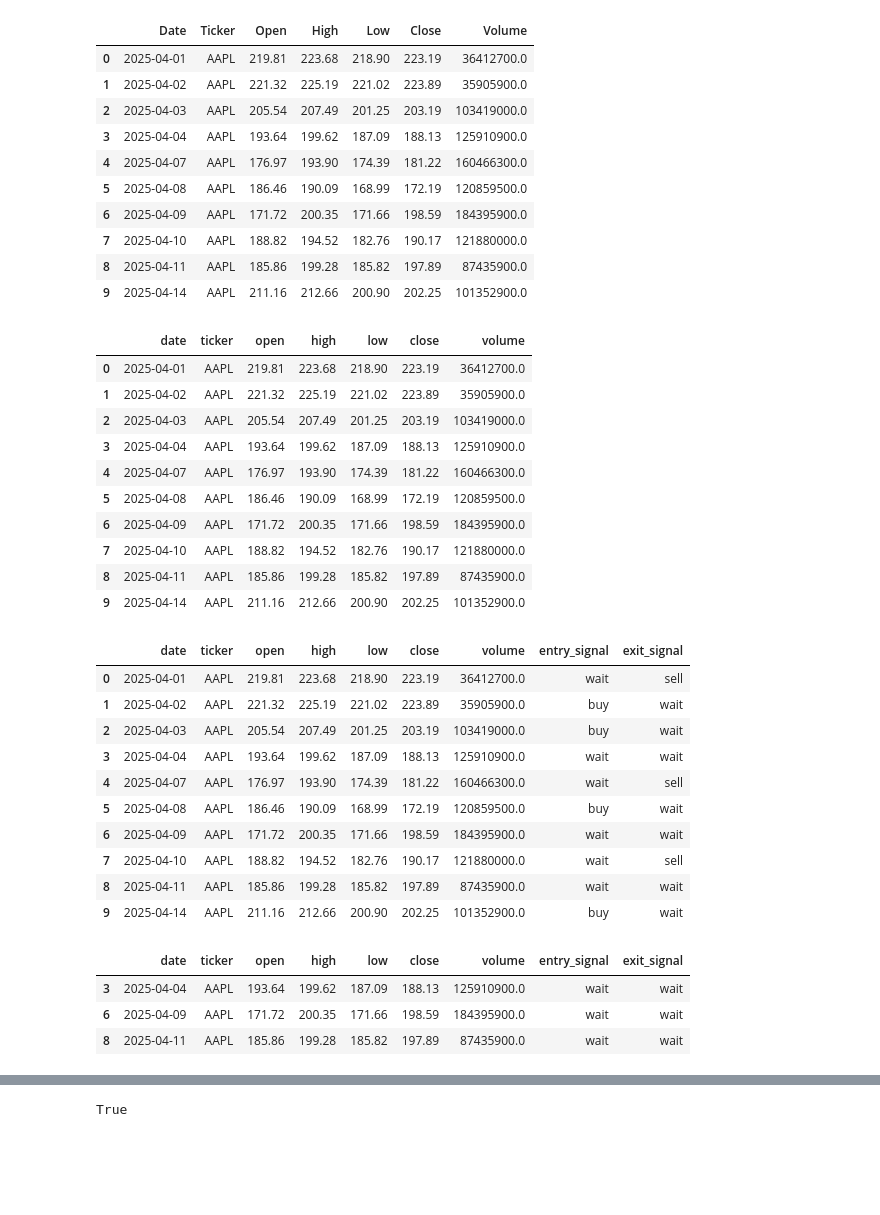
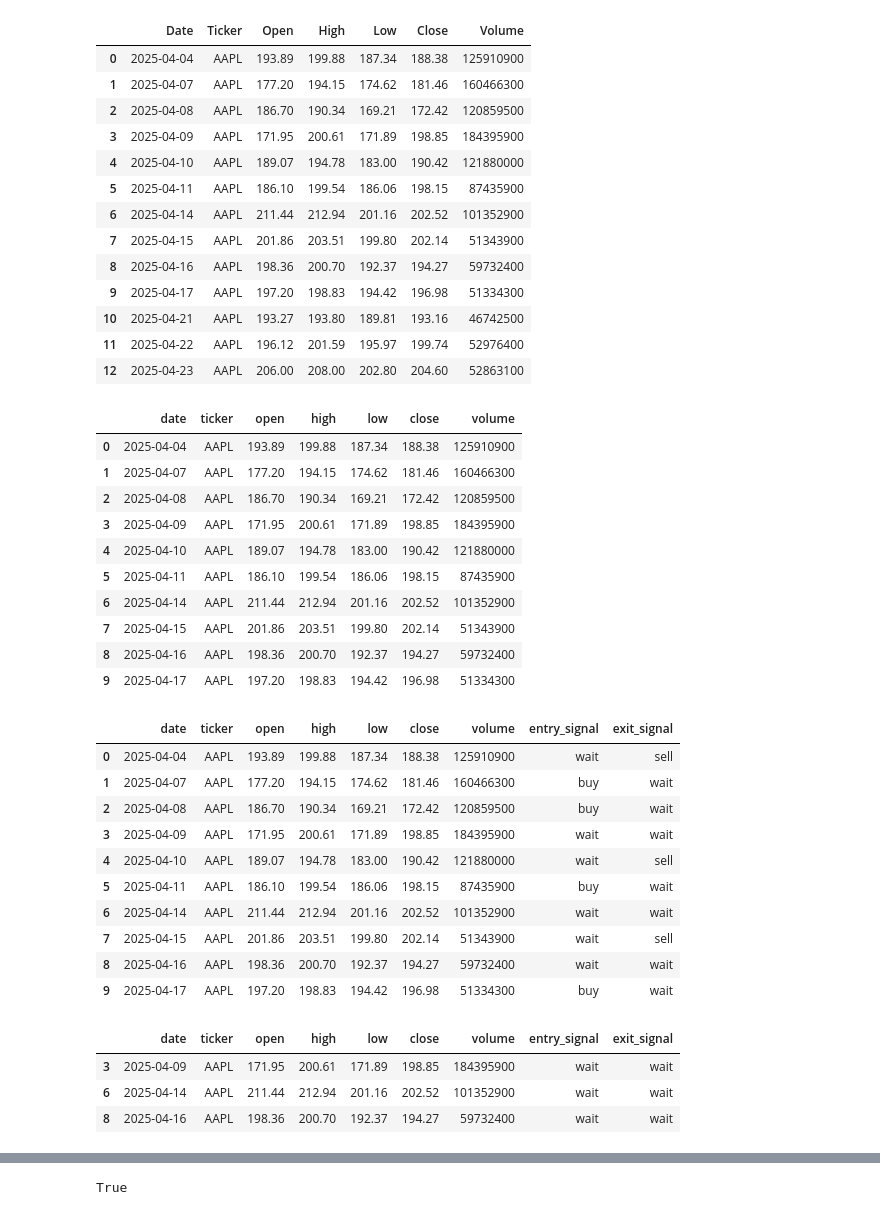
Before and after one commit to CKAbundant/strat_backtest, a Jupyter notebook: notebooks/gen_sample_csv.ipynb, the cells around one changed output, grey strips where cells are left out. Cells and saved outputs as stored; diff of their text form; code cells hidden in the pictures; blank space fills up the shorter version.

```diff
--- a/notebooks/gen_sample_csv.ipynb
+++ b/notebooks/gen_sample_csv.ipynb
@@ -48,33 +27,36 @@ df.loc["2025-03-01":, :]
 # %%
-df1 = df.loc["2025-04-01":, :].head(10).reset_index()
+df1 = df.loc["2025-04-04":, :].reset_index()
 df1
 # %% [output]
 |  | Date | Ticker | Open | High | Low | Close | Volume |
-| 0 | 2025-04-01 | AAPL | 219.81 | 223.68 | 218.90 | 223.19 | 36412700.0 |
-| 1 | 2025-04-02 | AAPL | 221.32 | 225.19 | 221.02 | 223.89 | 35905900.0 |
-| 2 | 2025-04-03 | AAPL | 205.54 | 207.49 | 201.25 | 203.19 | 103419000.0 |
-| 3 | 2025-04-04 | AAPL | 193.64 | 199.62 | 187.09 | 188.13 | 125910900.0 |
-| 4 | 2025-04-07 | AAPL | 176.97 | 193.90 | 174.39 | 181.22 | 160466300.0 |
-| 5 | 2025-04-08 | AAPL | 186.46 | 190.09 | 168.99 | 172.19 | 120859500.0 |
-| 6 | 2025-04-09 | AAPL | 171.72 | 200.35 | 171.66 | 198.59 | 184395900.0 |
-| 7 | 2025-04-10 | AAPL | 188.82 | 194.52 | 182.76 | 190.17 | 121880000.0 |
-| 8 | 2025-04-11 | AAPL | 185.86 | 199.28 | 185.82 | 197.89 | 87435900.0 |
-| 9 | 2025-04-14 | AAPL | 211.16 | 212.66 | 200.90 | 202.25 | 101352900.0 |
+| 0 | 2025-04-04 | AAPL | 193.89 | 199.88 | 187.34 | 188.38 | 125910900 |
+| 1 | 2025-04-07 | AAPL | 177.20 | 194.15 | 174.62 | 181.46 | 160466300 |
+| 2 | 2025-04-08 | AAPL | 186.70 | 190.34 | 169.21 | 172.42 | 120859500 |
+| 3 | 2025-04-09 | AAPL | 171.95 | 200.61 | 171.89 | 198.85 | 184395900 |
+| 4 | 2025-04-10 | AAPL | 189.07 | 194.78 | 183.00 | 190.42 | 121880000 |
+| 5 | 2025-04-11 | AAPL | 186.10 | 199.54 | 186.06 | 198.15 | 87435900 |
+| 6 | 2025-04-14 | AAPL | 211.44 | 212.94 | 201.16 | 202.52 | 101352900 |
+| 7 | 2025-04-15 | AAPL | 201.86 | 203.51 | 199.80 | 202.14 | 51343900 |
+| 8 | 2025-04-16 | AAPL | 198.36 | 200.70 | 192.37 | 194.27 | 59732400 |
+| 9 | 2025-04-17 | AAPL | 197.20 | 198.83 | 194.42 | 196.98 | 51334300 |
+| 10 | 2025-04-21 | AAPL | 193.27 | 193.80 | 189.81 | 193.16 | 46742500 |
+| 11 | 2025-04-22 | AAPL | 196.12 | 201.59 | 195.97 | 199.74 | 52976400 |
+| 12 | 2025-04-23 | AAPL | 206.00 | 208.00 | 202.80 | 204.60 | 52863100 |
 # %%
 df1.columns = [col.lower() for col in df1.columns]
 df1
 # %% [output]
 |  | date | ticker | open | high | low | close | volume |
-| 0 | 2025-04-01 | AAPL | 219.81 | 223.68 | 218.90 | 223.19 | 36412700.0 |
-| 1 | 2025-04-02 | AAPL | 221.32 | 225.19 | 221.02 | 223.89 | 35905900.0 |
-| 2 | 2025-04-03 | AAPL | 205.54 | 207.49 | 201.25 | 203.19 | 103419000.0 |
-| 3 | 2025-04-04 | AAPL | 193.64 | 199.62 | 187.09 | 188.13 | 125910900.0 |
-| 4 | 2025-04-07 | AAPL | 176.97 | 193.90 | 174.39 | 181.22 | 160466300.0 |
-| 5 | 2025-04-08 | AAPL | 186.46 | 190.09 | 168.99 | 172.19 | 120859500.0 |
-| 6 | 2025-04-09 | AAPL | 171.72 | 200.35 | 171.66 | 198.59 | 184395900.0 |
-| 7 | 2025-04-10 | AAPL | 188.82 | 194.52 | 182.76 | 190.17 | 121880000.0 |
-| 8 | 2025-04-11 | AAPL | 185.86 | 199.28 | 185.82 | 197.89 | 87435900.0 |
-| 9 | 2025-04-14 | AAPL | 211.16 | 212.66 | 200.90 | 202.25 | 101352900.0 |
+| 0 | 2025-04-04 | AAPL | 193.89 | 199.88 | 187.34 | 188.38 | 125910900 |
+| 1 | 2025-04-07 | AAPL | 177.20 | 194.15 | 174.62 | 181.46 | 160466300 |
+| 2 | 2025-04-08 | AAPL | 186.70 | 190.34 | 169.21 | 172.42 | 120859500 |
+| 3 | 2025-04-09 | AAPL | 171.95 | 200.61 | 171.89 | 198.85 | 184395900 |
+| 4 | 2025-04-10 | AAPL | 189.07 | 194.78 | 183.00 | 190.42 | 121880000 |
+| 5 | 2025-04-11 | AAPL | 186.10 | 199.54 | 186.06 | 198.15 | 87435900 |
+| 6 | 2025-04-14 | AAPL | 211.44 | 212.94 | 201.16 | 202.52 | 101352900 |
+| 7 | 2025-04-15 | AAPL | 201.86 | 203.51 | 199.80 | 202.14 | 51343900 |
+| 8 | 2025-04-16 | AAPL | 198.36 | 200.70 | 192.37 | 194.27 | 59732400 |
+| 9 | 2025-04-17 | AAPL | 197.20 | 198.83 | 194.42 | 196.98 | 51334300 |
 # %%
 df1["entry_signal"] = [
     "wait",
@@ -103,23 +85,23 @@ df1["exit_signal"] = [
 df1
 # %% [output]
 |  | date | ticker | open | high | low | close | volume | entry_signal | exit_signal |
-| 0 | 2025-04-01 | AAPL | 219.81 | 223.68 | 218.90 | 223.19 | 36412700.0 | wait | sell |
-| 1 | 2025-04-02 | AAPL | 221.32 | 225.19 | 221.02 | 223.89 | 35905900.0 | buy | wait |
-| 2 | 2025-04-03 | AAPL | 205.54 | 207.49 | 201.25 | 203.19 | 103419000.0 | buy | wait |
-| 3 | 2025-04-04 | AAPL | 193.64 | 199.62 | 187.09 | 188.13 | 125910900.0 | wait | wait |
-| 4 | 2025-04-07 | AAPL | 176.97 | 193.90 | 174.39 | 181.22 | 160466300.0 | wait | sell |
-| 5 | 2025-04-08 | AAPL | 186.46 | 190.09 | 168.99 | 172.19 | 120859500.0 | buy | wait |
-| 6 | 2025-04-09 | AAPL | 171.72 | 200.35 | 171.66 | 198.59 | 184395900.0 | wait | wait |
-| 7 | 2025-04-10 | AAPL | 188.82 | 194.52 | 182.76 | 190.17 | 121880000.0 | wait | sell |
-| 8 | 2025-04-11 | AAPL | 185.86 | 199.28 | 185.82 | 197.89 | 87435900.0 | wait | wait |
-| 9 | 2025-04-14 | AAPL | 211.16 | 212.66 | 200.90 | 202.25 | 101352900.0 | buy | wait |
+| 0 | 2025-04-04 | AAPL | 193.89 | 199.88 | 187.34 | 188.38 | 125910900 | wait | sell |
+| 1 | 2025-04-07 | AAPL | 177.20 | 194.15 | 174.62 | 181.46 | 160466300 | buy | wait |
+| 2 | 2025-04-08 | AAPL | 186.70 | 190.34 | 169.21 | 172.42 | 120859500 | buy | wait |
+| 3 | 2025-04-09 | AAPL | 171.95 | 200.61 | 171.89 | 198.85 | 184395900 | wait | wait |
+| 4 | 2025-04-10 | AAPL | 189.07 | 194.78 | 183.00 | 190.42 | 121880000 | wait | sell |
+| 5 | 2025-04-11 | AAPL | 186.10 | 199.54 | 186.06 | 198.15 | 87435900 | buy | wait |
+| 6 | 2025-04-14 | AAPL | 211.44 | 212.94 | 201.16 | 202.52 | 101352900 | wait | wait |
+| 7 | 2025-04-15 | AAPL | 201.86 | 203.51 | 199.80 | 202.14 | 51343900 | wait | sell |
+| 8 | 2025-04-16 | AAPL | 198.36 | 200.70 | 192.37 | 194.27 | 59732400 | wait | wait |
+| 9 | 2025-04-17 | AAPL | 197.20 | 198.83 | 194.42 | 196.98 | 51334300 | buy | wait |
 # %%
 df1.loc[df1["entry_signal"] == df1["exit_signal"], :]
 # %% [output]
 |  | date | ticker | open | high | low | close | volume | entry_signal | exit_signal |
-| 3 | 2025-04-04 | AAPL | 193.64 | 199.62 | 187.09 | 188.13 | 125910900.0 | wait | wait |
-| 6 | 2025-04-09 | AAPL | 171.72 | 200.35 | 171.66 | 198.59 | 184395900.0 | wait | wait |
-| 8 | 2025-04-11 | AAPL | 185.86 | 199.28 | 185.82 | 197.89 | 87435900.0 | wait | wait |
+| 3 | 2025-04-09 | AAPL | 171.95 | 200.61 | 171.89 | 198.85 | 184395900 | wait | wait |
+| 6 | 2025-04-14 | AAPL | 211.44 | 212.94 | 201.16 | 202.52 | 101352900 | wait | wait |
+| 8 | 2025-04-16 | AAPL | 198.36 | 200.70 | 192.37 | 194.27 | 59732400 | wait | wait |
 # %%
 df1.to_parquet("../tests/data/sample_gen_trades.parquet", index=False)
 
```
Also changed, not shown: parts of 9 cells of this notebook, 5 other files.
